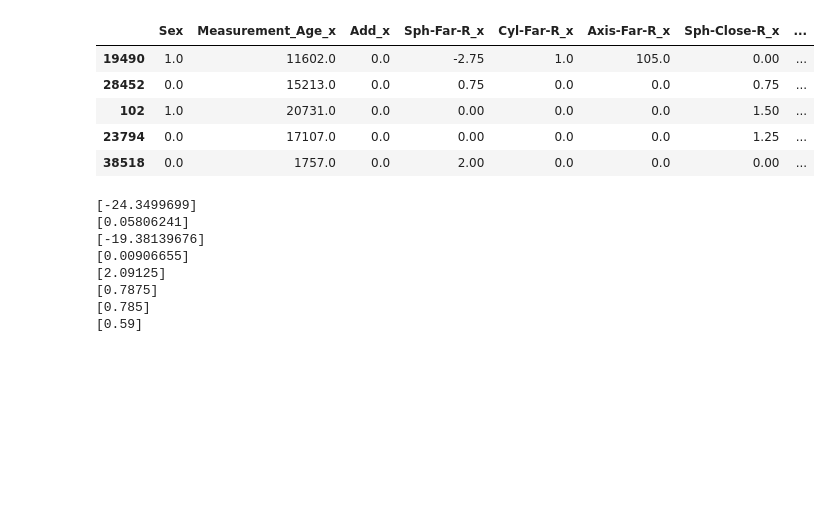
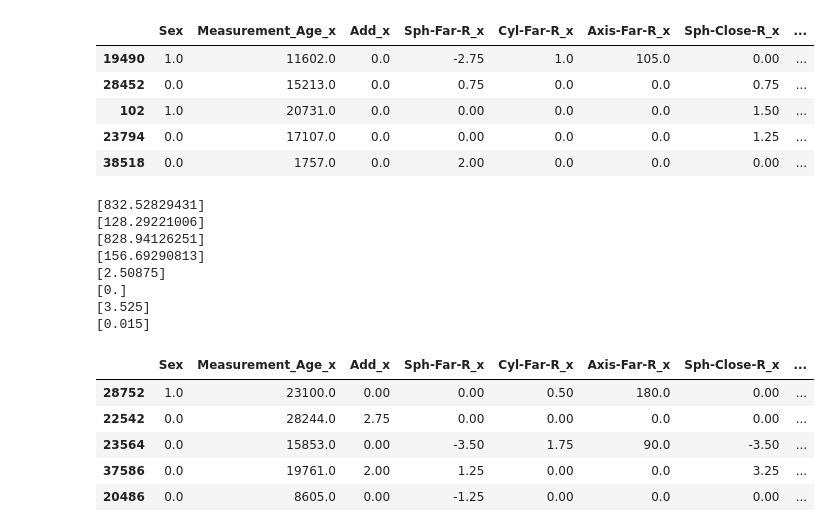
Before and after one commit to Arno989/Project-3, a Jupyter notebook: ML/2_row_model.ipynb, the cells around one changed output. Saved outputs shown, nothing was run; the diff lists cells and outputs as text; code cells hidden in the pictures; blank space fills up the shorter version.

```diff
--- a/ML/2_row_model.ipynb
+++ b/ML/2_row_model.ipynb
@@ -438,7 +439,11 @@ X_train, X_test, y_train, y_test = train_test_split(X, y, test_size=0.2, random_
 
 
 #random forest regressor
-RFR_model_cyl_far_l = RandomForestRegressor(n_estimators=200)
+number_of_trees = 200
+max_number_of_depth = 10
+max_number_of_features = 6
+
+RFR_model_cyl_far_l = RandomForestRegressor(n_estimators=number_of_trees, max_features=max_number_of_features, max_depth=max_number_of_depth)
 RFR_model_cyl_far_l.fit(X_train,y_train)
 
 RFR_model_cyl_far_l.score(X_test,y_test)
@@ -454,29 +459,39 @@ dataset.head()
 | 23794 | 0.0 | 17107.0 | 0.0 | 0.00 | 0.0 | 0.0 | 1.25 | ... |
 | 38518 | 0.0 | 1757.0 | 0.0 | 2.00 | 0.0 | 0.0 | 0.00 | ... |
 # %%
-values = np.array([1, 11602.0, 0.0, -2.75, 1.0, 105.0, 0.00, 0.0, 0.0, -3.50, 1.75, 90.0, 0.00, 0.0, 0.0, 13181.0])
-#Sph-Far-R = -2.75
-#Cyl-Far-R = 1.0
-#Sph-Far-L = -3.5
-#Cyl-Far-L = 1.75
+values = np.array([[0, 1757.0, 0.0, 2.00, 0.0, 0.0, 0.00, 0.0, 0.0, 3.00, 0.00, 0.0, 0.00, 0.0, 0.0, 2075.0]])
+#Sph-Far-R = 2.50
+#Cyl-Far-R = 0
+#Sph-Far-L = 3.25
+#Cyl-Far-L = 0
 
-values = values.reshape(1,-1)
-scaler = MinMaxScaler()
-scaler.fit(values)
-values = scaler.transform(values)
+# values = values.reshape(-1, 1)
+# scaler1.fit(values)
+# values = scaler1.transform(values)
 
 models = [lreg_sph_far_r, lreg_cyl_far_r, lreg_sph_far_l, lreg_cyl_far_l,
           RFR_model_sph_far_r, RFR_model_cyl_far_r, RFR_model_sph_far_l, RFR_model_cyl_far_l]
 
 for n in models:
     x = n.predict(values)
+#     a = np.array([0, 0, 0, x, 0, 0, 0, 0, 0, 0, 0, 0, 0, 0, 0, 0])
+#     x = scaler1.inverse_transform(x)
     print(x)
 # %% [output]
-[-24.3499699]
-[0.05806241]
-[-19.38139676]
-[0.00906655]
-[2.09125]
-[0.7875]
-[0.785]
-[0.59]
+[832.52829431]
+[128.29221006]
+[828.94126251]
+[156.69290813]
+[2.50875]
+[0.]
+[3.525]
+[0.015]
+# %%
+X_train.head()
+# %% [output]
+|  | Sex | Measurement_Age_x | Add_x | Sph-Far-R_x | Cyl-Far-R_x | Axis-Far-R_x | Sph-Close-R_x | ... |
+| 28752 | 1.0 | 23100.0 | 0.00 | 0.00 | 0.50 | 180.0 | 0.00 | ... |
+| 22542 | 0.0 | 28244.0 | 2.75 | 0.00 | 0.00 | 0.0 | 0.00 | ... |
+| 23564 | 0.0 | 15853.0 | 0.00 | -3.50 | 1.75 | 90.0 | -3.50 | ... |
+| 37586 | 0.0 | 19761.0 | 2.00 | 1.25 | 0.00 | 0.0 | 3.25 | ... |
+| 20486 | 0.0 | 8605.0 | 0.00 | -1.25 | 0.00 | 0.0 | 0.00 | ... |
```
Also changed, not shown: parts of 14 cells of this notebook, 1 other file.
